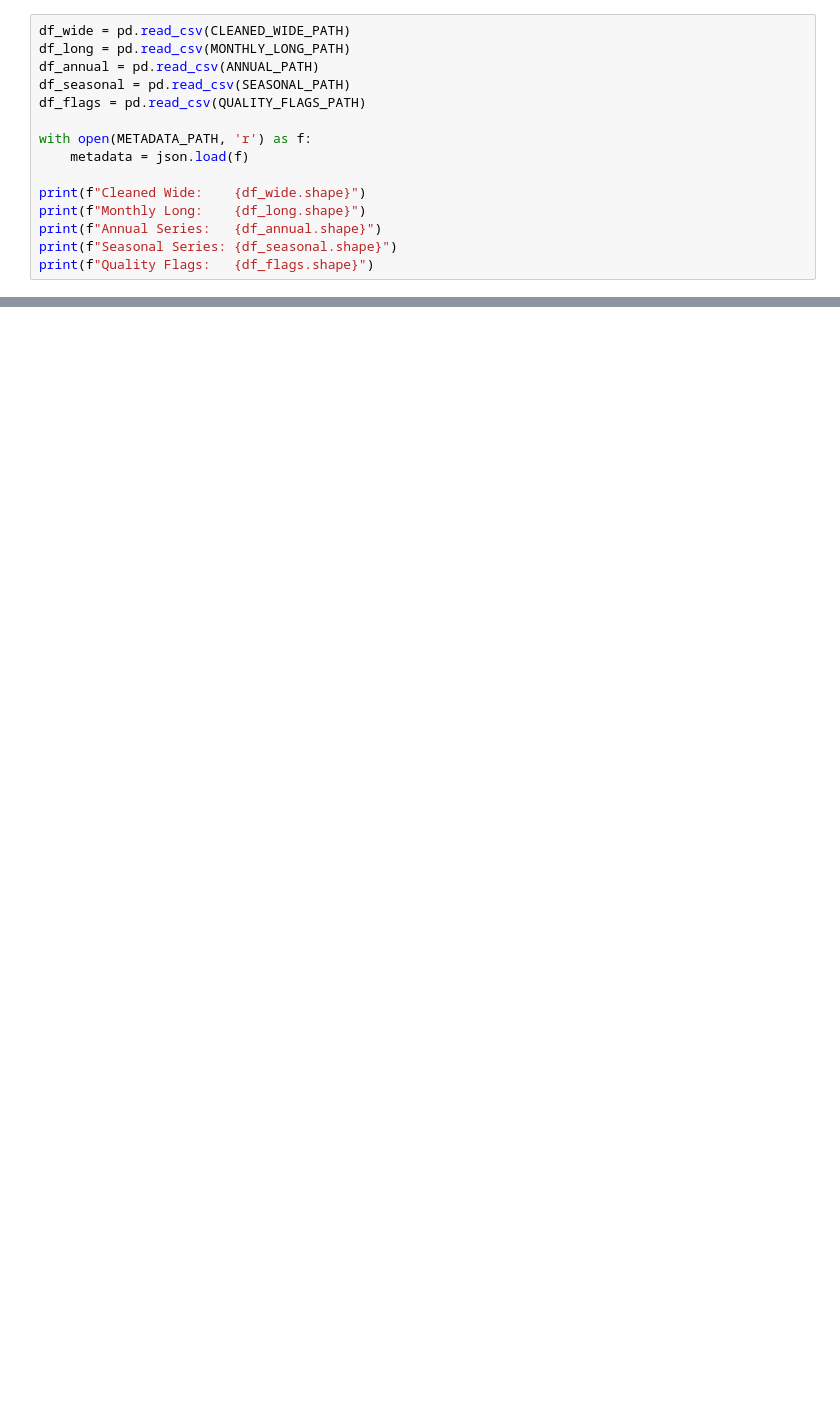
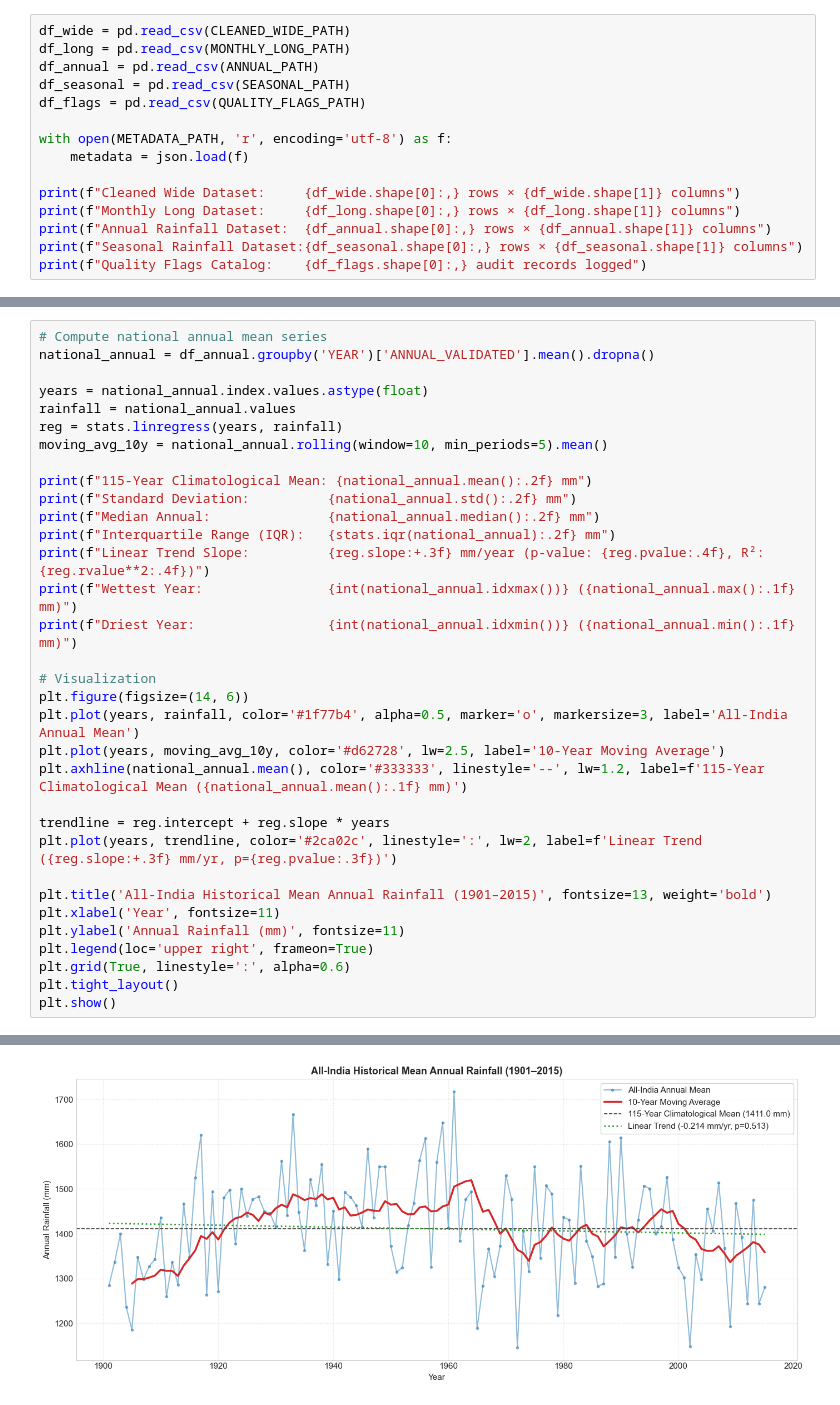
Before and after one commit to Madhumitha2205/MonsoonLens-AI, a Jupyter notebook: notebooks/01_data_exploration.ipynb, the cells around one changed output, grey strips where cells are left out. Drawn from its saved outputs; the diff is of its cells as text; blank space fills up the shorter version.

Commit message:
Add exploratory rainfall data analysis

```diff
--- a/notebooks/01_data_exploration.ipynb
+++ b/notebooks/01_data_exploration.ipynb
@@ -42,11 +65,11 @@ df_annual = pd.read_csv(ANNUAL_PATH)
 df_seasonal = pd.read_csv(SEASONAL_PATH)
 df_flags = pd.read_csv(QUALITY_FLAGS_PATH)
 
-with open(METADATA_PATH, 'r') as f:
+with open(METADATA_PATH, 'r', encoding='utf-8') as f:
     metadata = json.load(f)
 
-print(f"Cleaned Wide:    {df_wide.shape}")
-print(f"Monthly Long:    {df_long.shape}")
-print(f"Annual Series:   {df_annual.shape}")
-print(f"Seasonal Series: {df_seasonal.shape}")
-print(f"Quality Flags:   {df_flags.shape}")
+print(f"Cleaned Wide Dataset:     {df_wide.shape[0]:,} rows × {df_wide.shape[1]} columns")
+print(f"Monthly Long Dataset:     {df_long.shape[0]:,} rows × {df_long.shape[1]} columns")
+print(f"Annual Rainfall Dataset:  {df_annual.shape[0]:,} rows × {df_annual.shape[1]} columns")
+print(f"Seasonal Rainfall Dataset:{df_seasonal.shape[0]:,} rows × {df_seasonal.shape[1]} columns")
+print(f"Quality Flags Catalog:    {df_flags.shape[0]:,} audit records logged")
@@ -102,0 +107,34 @@ plt.show()
+# %%
+# Compute national annual mean series
+national_annual = df_annual.groupby('YEAR')['ANNUAL_VALIDATED'].mean().dropna()
+
+years = national_annual.index.values.astype(float)
+rainfall = national_annual.values
+reg = stats.linregress(years, rainfall)
+moving_avg_10y = national_annual.rolling(window=10, min_periods=5).mean()
+
+print(f"115-Year Climatological Mean: {national_annual.mean():.2f} mm")
+print(f"Standard Deviation:          {national_annual.std():.2f} mm")
+print(f"Median Annual:               {national_annual.median():.2f} mm")
+print(f"Interquartile Range (IQR):   {stats.iqr(national_annual):.2f} mm")
+print(f"Linear Trend Slope:          {reg.slope:+.3f} mm/year (p-value: {reg.pvalue:.4f}, R²: {reg.rvalue**2:.4f})")
+print(f"Wettest Year:                {int(national_annual.idxmax())} ({national_annual.max():.1f} mm)")
+print(f"Driest Year:                 {int(national_annual.idxmin())} ({national_annual.min():.1f} mm)")
+
+# Visualization
+plt.figure(figsize=(14, 6))
+plt.plot(years, rainfall, color='#1f77b4', alpha=0.5, marker='o', markersize=3, label='All-India Annual Mean')
+plt.plot(years, moving_avg_10y, color='#d62728', lw=2.5, label='10-Year Moving Average')
+plt.axhline(national_annual.mean(), color='#333333', linestyle='--', lw=1.2, label=f'115-Year Climatological Mean ({national_annual.mean():.1f} mm)')
+
+trendline = reg.intercept + reg.slope * years
+plt.plot(years, trendline, color='#2ca02c', linestyle=':', lw=2, label=f'Linear Trend ({reg.slope:+.3f} mm/yr, p={reg.pvalue:.3f})')
+
+plt.title('All-India Historical Mean Annual Rainfall (1901–2015)', fontsize=13, weight='bold')
+plt.xlabel('Year', fontsize=11)
+plt.ylabel('Annual Rainfall (mm)', fontsize=11)
+plt.legend(loc='upper right', frameon=True)
+plt.grid(True, linestyle=':', alpha=0.6)
+plt.tight_layout()
+plt.show()
+# %% [output]
@@ -102,0 +148 @@ plt.show()
+[figure, added]
```
Also changed, not shown: parts of 32 cells of this notebook, 12 other files.
